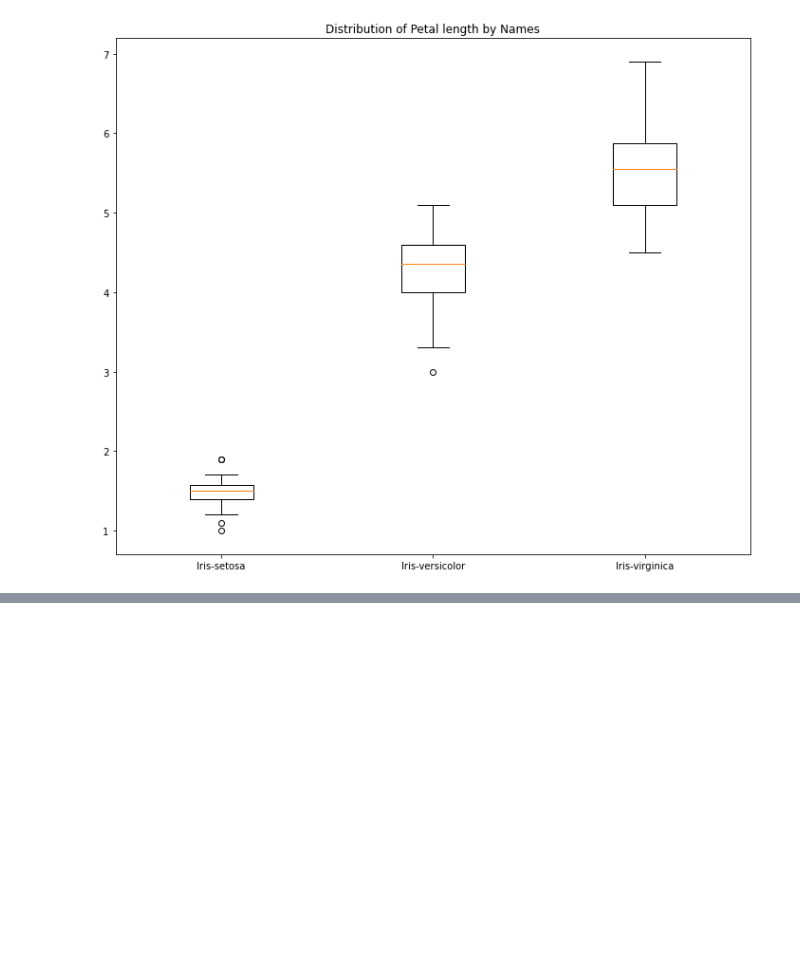
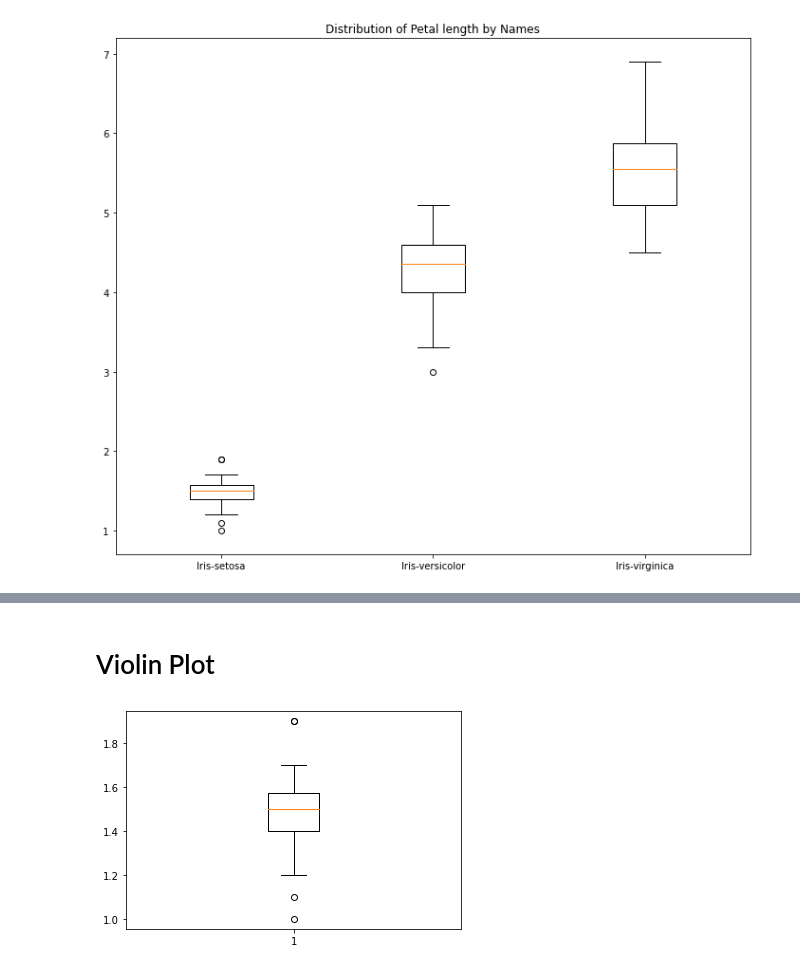
Before and after one commit to UNKOkiss/data_viz_2022, a Jupyter notebook: DataViz02_Data_Distribution.ipynb, the cells around one changed output, grey strips where cells are left out. Drawn from its saved outputs; the diff is of its cells as text; code cells hidden in the pictures; blank space fills up the shorter version.

```diff
--- a/DataViz02_Data_Distribution.ipynb
+++ b/DataViz02_Data_Distribution.ipynb
@@ -335,0 +370,6 @@ plt.show()
+# %% [markdown]
+# Violin Plot
+# %%
+bb = plt.boxplot(df['PetalLength'][:50])
+# %% [output]
+[figure, added]
```
Also changed, not shown: parts of 11 cells of this notebook.
